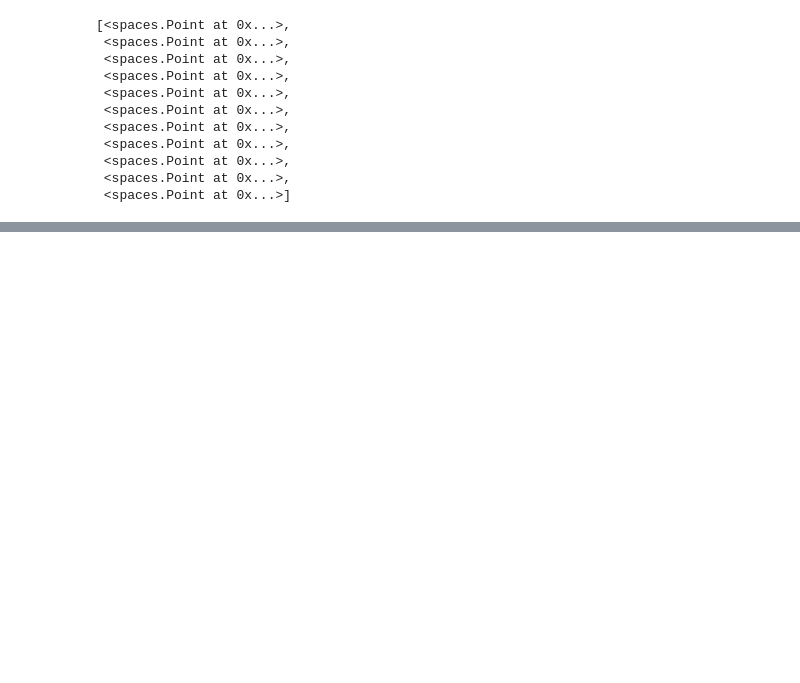
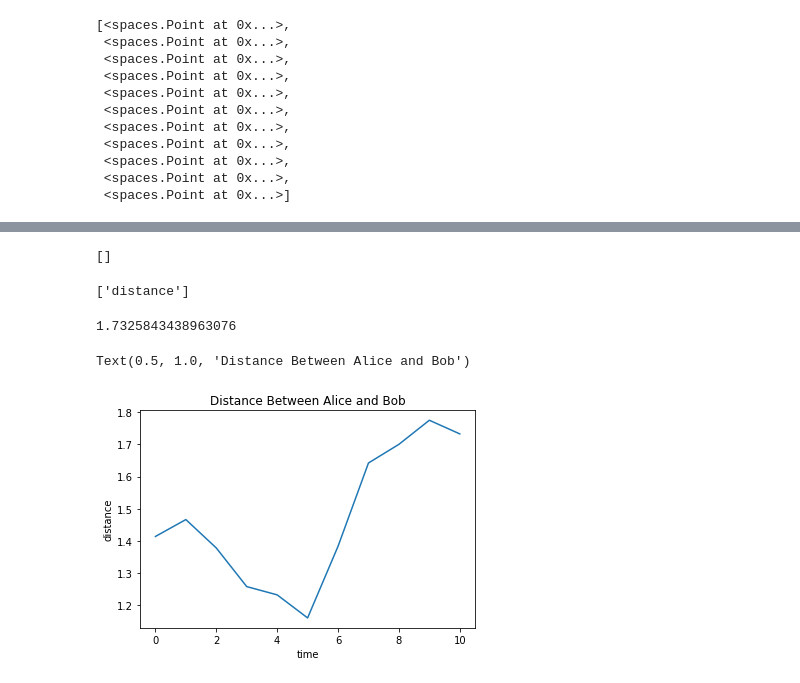
Before and after one commit to mzargham/fantasy-cadcad, a Jupyter notebook: trajectory_notebook.ipynb, the cells around one changed output, grey strips where cells are left out. Drawn from its saved outputs; the diff is of its cells as text; code cells hidden in the pictures; blank space fills up the shorter version.

Commit message:
touchup on metrics

```diff
--- a/trajectory_notebook.ipynb
+++ b/trajectory_notebook.ipynb
@@ -86,0 +87,4 @@ state.Alice.x, state.Alice.y, state.Bob.x, state.Bob.y
+# %%
+statespace.metrics
+# %% [output]
+[]
@@ -86,0 +94,18 @@ state.Alice.x, state.Alice.y, state.Bob.x, state.Bob.y
+# %%
+statespace.metrics
+# %% [output]
+['distance']
+# %%
+statespace.distance.eval(state)
+# %% [output]
+1.7325843438963076
+# %%
+distances = [ traj.space.distance.eval(p) for p in traj.points ]
+# %%
+plt.plot(t, distances)
+plt.xlabel("time")
+plt.ylabel("distance")
+plt.title("Distance Between Alice and Bob")
+# %% [output]
+Text(0.5, 1.0, 'Distance Between Alice and Bob')
+[figure, added]
```
Also changed, not shown: parts of 10 cells of this notebook, 3 other files.
